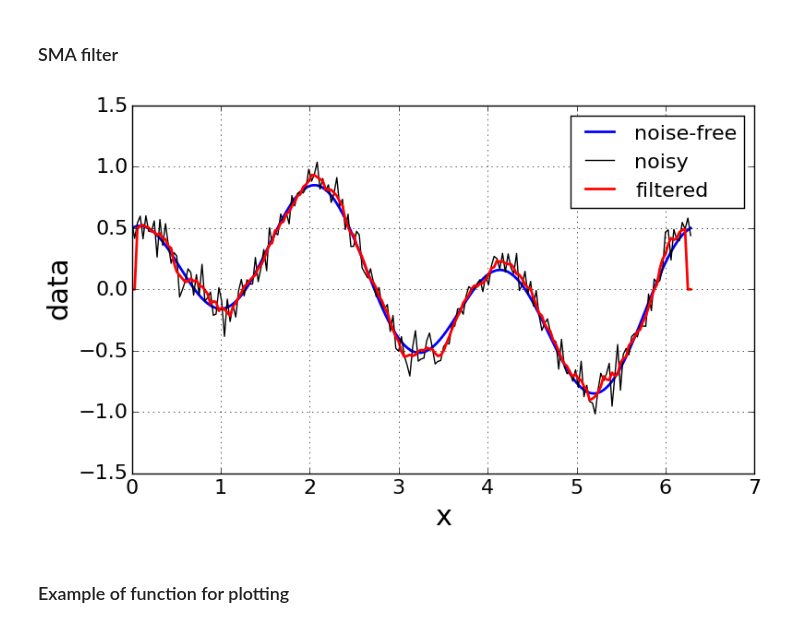
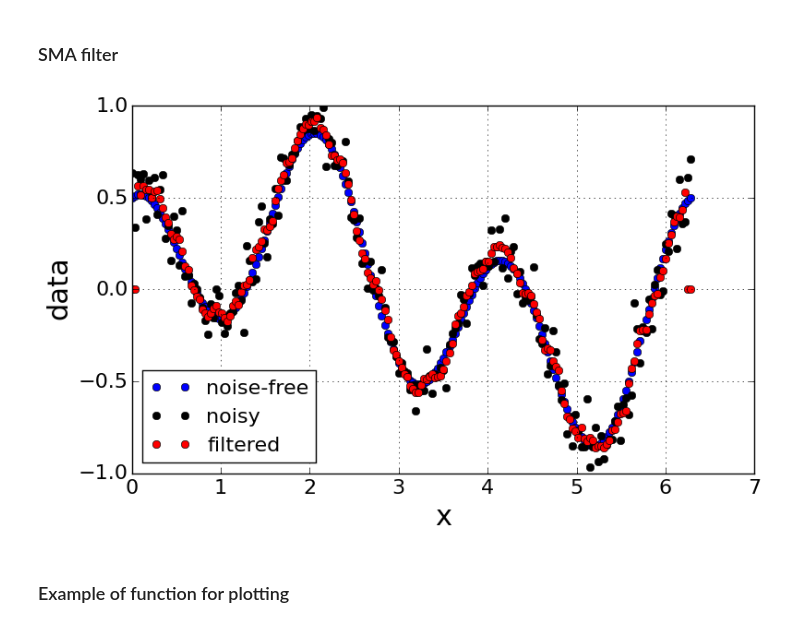
Before and after one commit to birocoles/Disciplina-metodos-computacionais, a Jupyter notebook: Content/first_steps_Python/SMA/sma-1.ipynb, the cells around one changed output. Drawn from its saved outputs; the diff is of its cells as text; code cells hidden in the pictures.

Commit message:
change the plot style in the SMA class

```diff
--- a/Content/first_steps_Python/SMA/sma-1.ipynb
+++ b/Content/first_steps_Python/SMA/sma-1.ipynb
@@ -67,23 +67,23 @@ for i in range(N):
 # %%
 fig = plt.figure(figsize=(8,5))
 
-plt.plot(x, data, '-b', linewidth = 2., label='noise-free')
-plt.plot(x, data_noisy, '-k', linewidth = 1., label='noisy')
-plt.plot(x, filtered_data, '-r', linewidth = 2., label='filtered')
+plt.plot(x, data, 'ob', linewidth = 2., label='noise-free')
+plt.plot(x, data_noisy, 'ok', linewidth = 1., label='noisy')
+plt.plot(x, filtered_data, 'or', linewidth = 2., label='filtered')
 plt.ylabel('data', fontsize = 22)
 plt.xlabel('x', fontsize = 22)
 
 plt.legend(loc='best', fontsize=16)
 
 plt.xticks(fontsize=16)
 plt.yticks(fontsize=16)
 plt.grid()
 
 fig.tight_layout()
 
 plt.show()
 # %% [output]
-[figure, old version]
+[figure, new version]
 # %% [markdown]
 ### Example of function for plotting
 # %%
```
Also changed, not shown: parts of 3 cells of this notebook, 2 other files.
